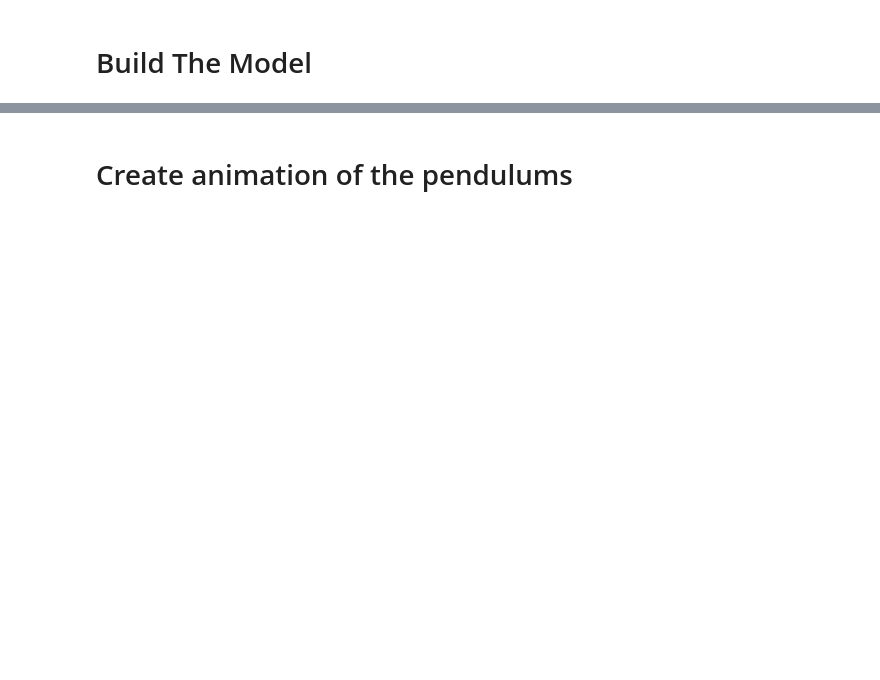
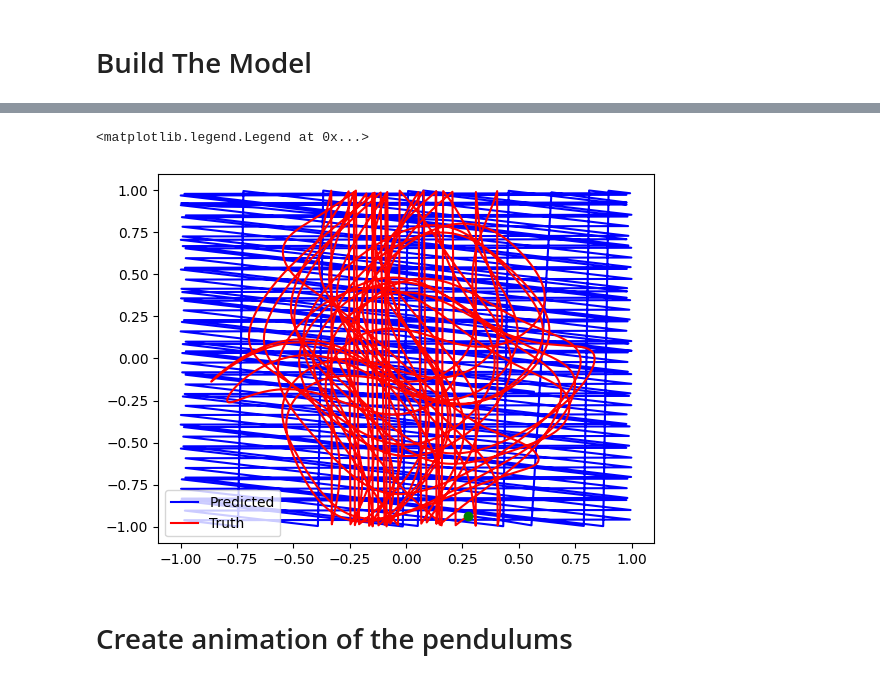
Before and after one commit to jakedorman64/internship, a Jupyter notebook: Double_Pendulum_NeuralODE.ipynb, the cells around one changed output, grey strips where cells are left out. Drawn from its saved outputs; the diff is of its cells as text; code cells hidden in the pictures; blank space fills up the shorter version.

```diff
--- a/Double_Pendulum_NeuralODE.ipynb
+++ b/Double_Pendulum_NeuralODE.ipynb
@@ -147,12 +153,14 @@ class Dataset:
     self._length = self._x.shape[0]
     # The id stores where the next datapoint should be taken from, so when initialised it should be 0.
     self._idx = 0
-    if self._length % batch_size != 0:
-      msg = 'dataset size {} must be divisible by batch_size {}.'
-      raise ValueError(msg.format(self._length, batch_size))
 
   # This is the function that gives us our next batch of data.
   def __next__(self):
+    # Start again from beginning of dataset if there are not enough datapoints in front.
+    if self._idx + self._batch_size >= self._length:
+      self._idx = 0
+
+
     # Select the first and last datapoints in the batch. First will be the current value of the ID
     start = self._idx
     end = start + self._batch_size
@@ -162,7 +170,7 @@ class Dataset:
     if end >= self._length:
       end = end % self._length
       # assert end == 0  # Guaranteed by ctor assertion.
-    self._idx = end
+    self._idx = start + 1
     return x, y
 # %%
 # Now that we have defined our dataset class, we can make our datasets:
@@ -182,15 +190,16 @@ class TrainingState(NamedTuple):
 # Define the neural network.
 def FeedForward(x):
   mlp = hk.Sequential([
-      hk.Linear(10), jax.nn.relu,
-      hk.Linear(10), jnp.sinc,
+      hk.Linear(64), jax.nn.relu,
+      hk.Linear(64), jnp.sinc,
+      hk.Linear(64), jax.nn.relu,
       hk.Linear(4),
   ])
   return mlp(x)
 
 # Define our network and optimiser.
 network = hk.without_apply_rng(hk.transform(FeedForward))
-optimiser = optax.adam(1e-2)
+optimiser = optax.adam(1e-3)
 # %%
 # Define our mean squared error loss.
 # The jits are hashed out because if it is jitted it does not print the actual data, it just prints the datatype, which does not help when debugging.
@@ -254,5 +281,4 @@ Weights : (10, 4), Biases : (4,)
 # %%
-
 # Training & evaluation loop.
 train_loss_list = []
 val_loss_list = []
@@ -261,11 +287,11 @@ for step in range(gradient_updates):
   state = update(state, next(train_dataset))
 
   # Print the training and evaluation loss every 1000 time steps.
-  if step % 1000 == 0:
+  if step == 1:
+    break
+
+  if step % 100 == 0:
     train_loss_list.append(MeanSquaredErrorLoss(state.params, next(train_dataset)))
     val_loss_list.append(MeanSquaredErrorLoss(state.params, next(eval_dataset)))
     print("Step {}: train loss {}, eval loss {}".format(step, train_loss_list[-1], val_loss_list[-1]))
-
-plt.plot(train_loss_list, color="b")
-plt.plot(val_loss_list, color="red")
 # %% [output]
@@ -283,3 +321,17 @@ plt.plot(generated_data[:, 0], generated_data[:, 1], color="blue", label="Predic
+# %%
+ # Generate data from our neural network. odeint doesn't know to normalise it, so we will normalise it in the same way as before.
+# Our initial value will be the first point in our normalised data array.
+
+predicted_data = odeint(nn_predict, normalised_data[0], tsteps, state.params)
+predicted_data = normalise_predictions(predicted_data)
+
+plt.plot(predicted_data[:, 0], predicted_data[:, 1], color="blue", label="Predicted")
+plt.plot(normalised_data[:, 0], normalised_data[:, 1], color="red", label="Truth")
+plt.plot(normalised_data[0,0], normalised_data[0,1], "o", color="green")
+plt.legend()
+# %% [output]
+<matplotlib.legend.Legend at 0x...>
+[figure, added]
 # %% [markdown]
 # Create animation of the pendulums
 # %%
```
Also changed, not shown: parts of 12 cells of this notebook.
